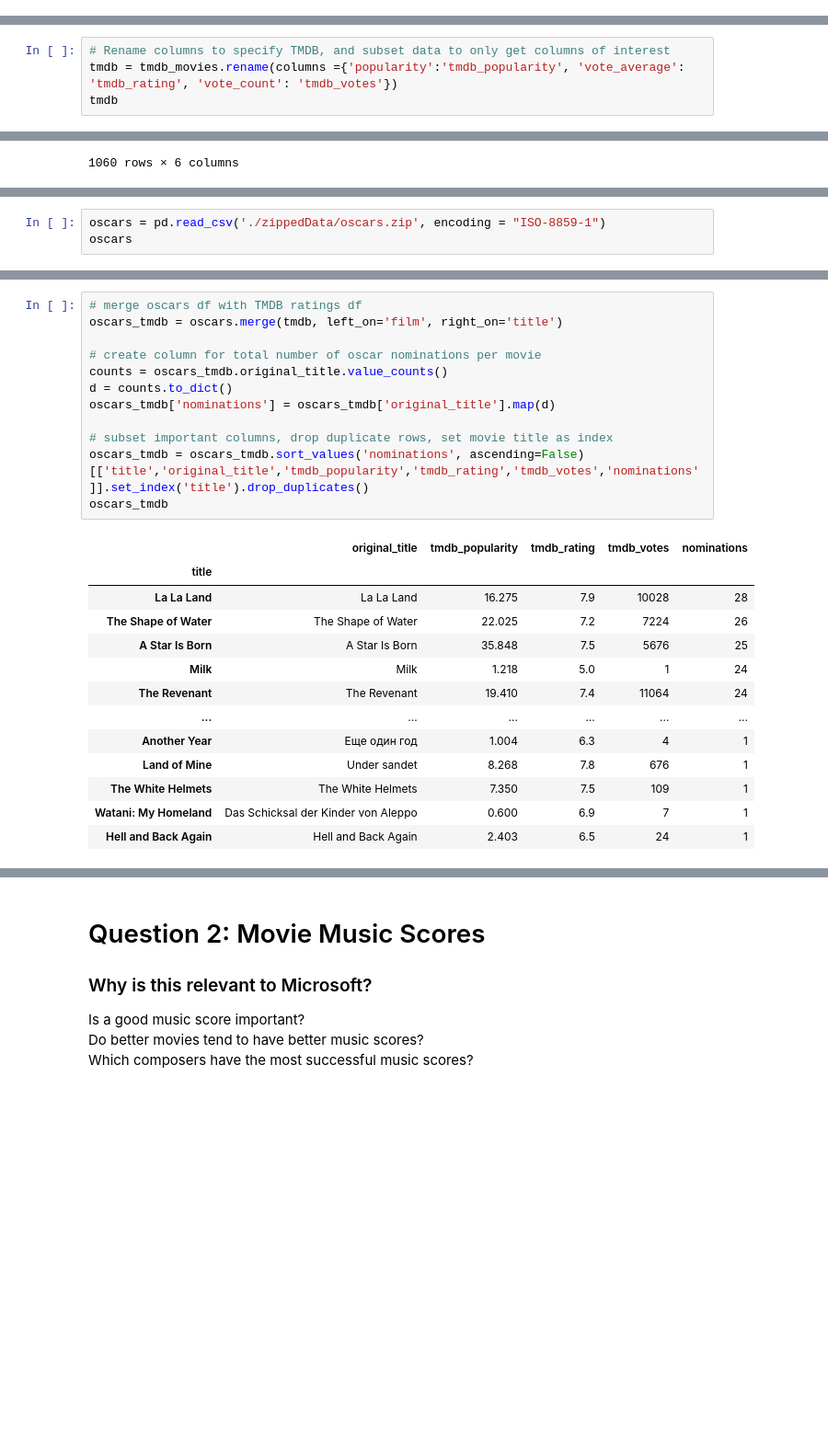
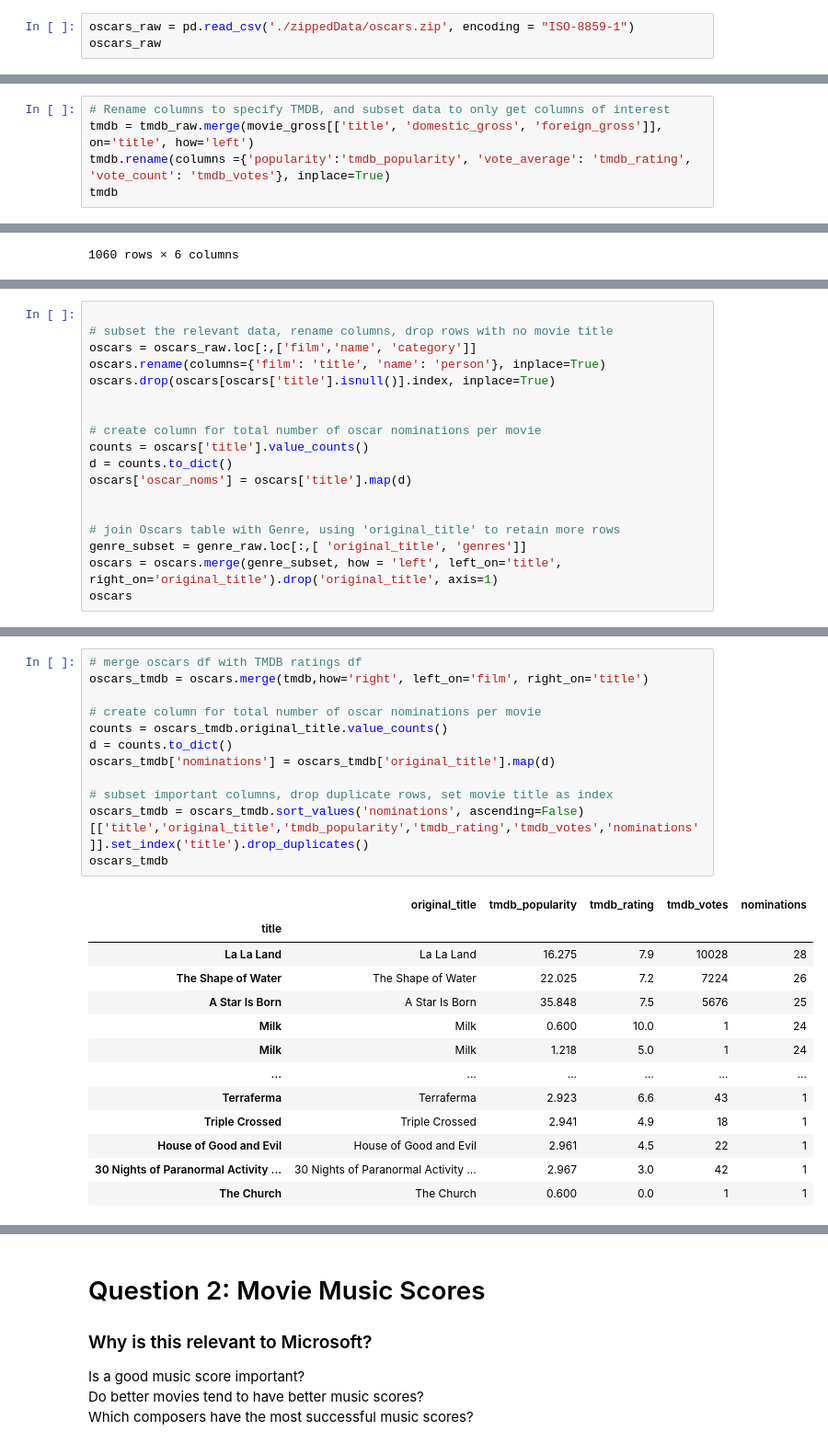
Before and after one commit to khyateed/Movie-Data-Analysis, a Jupyter notebook: student.ipynb, the cells around one changed output, grey strips where cells are left out. Shown: that part at 92% size. Drawn from its saved outputs; the diff is of its cells as text; blank space fills up the shorter version.

```diff
--- a/student.ipynb
+++ b/student.ipynb
@@ -243,0 +249,3 @@ Does higher gross revenue = more awards?<br>
+# %%
+oscars_raw = pd.read_csv('./zippedData/oscars.zip', encoding = "ISO-8859-1")
+oscars_raw
@@ -246,6 +268,7 @@ Does higher gross revenue = more awards?<br>
 # %%
 # Rename columns to specify TMDB, and subset data to only get columns of interest
-tmdb = tmdb_movies.rename(columns ={'popularity':'tmdb_popularity', 'vote_average': 'tmdb_rating', 'vote_count': 'tmdb_votes'})
+tmdb = tmdb_raw.merge(movie_gross[['title', 'domestic_gross', 'foreign_gross']], on='title', how='left')
+tmdb.rename(columns ={'popularity':'tmdb_popularity', 'vote_average': 'tmdb_rating', 'vote_count': 'tmdb_votes'}, inplace=True)
 tmdb
 # %% [output]
 |  | Unnamed: 0 | genre_ids | id | original_language | original_title | tmdb_popularity | release_date | ... |
@@ -309,0 +336,18 @@ imdb_merge
+# %%
+
+# subset the relevant data, rename columns, drop rows with no movie title
+oscars = oscars_raw.loc[:,['film','name', 'category']]
+oscars.rename(columns={'film': 'title', 'name': 'person'}, inplace=True)
+oscars.drop(oscars[oscars['title'].isnull()].index, inplace=True)
+
+
+# create column for total number of oscar nominations per movie
+counts = oscars['title'].value_counts()
+d = counts.to_dict()
+oscars['oscar_noms'] = oscars['title'].map(d)
+
+
+# join Oscars table with Genre, using 'original_title' to retain more rows
+genre_subset = genre_raw.loc[:,[ 'original_title', 'genres']]
+oscars = oscars.merge(genre_subset, how = 'left', left_on='title', right_on='original_title').drop('original_title', axis=1)
+oscars
@@ -331,3 +369,0 @@ gross
-# %%
-oscars = pd.read_csv('./zippedData/oscars.zip', encoding = "ISO-8859-1")
-oscars
@@ -350,26 +470,26 @@ oscars
 # %%
 # merge oscars df with TMDB ratings df
-oscars_tmdb = oscars.merge(tmdb, left_on='film', right_on='title')
+oscars_tmdb = oscars.merge(tmdb,how='right', left_on='film', right_on='title')
 
 # create column for total number of oscar nominations per movie
 counts = oscars_tmdb.original_title.value_counts()
 d = counts.to_dict()
 oscars_tmdb['nominations'] = oscars_tmdb['original_title'].map(d)
 
 # subset important columns, drop duplicate rows, set movie title as index
 oscars_tmdb = oscars_tmdb.sort_values('nominations', ascending=False)[['title','original_title','tmdb_popularity','tmdb_rating','tmdb_votes','nominations']].set_index('title').drop_duplicates()
 oscars_tmdb
 # %% [output]
 |  | original_title | tmdb_popularity | tmdb_rating | tmdb_votes | nominations |
 | title |  |  |  |  |  |
 | La La Land | La La Land | 16.275 | 7.9 | 10028 | 28 |
 | The Shape of Water | The Shape of Water | 22.025 | 7.2 | 7224 | 26 |
 | A Star Is Born | A Star Is Born | 35.848 | 7.5 | 5676 | 25 |
+| Milk | Milk | 0.600 | 10.0 | 1 | 24 |
 | Milk | Milk | 1.218 | 5.0 | 1 | 24 |
-| The Revenant | The Revenant | 19.410 | 7.4 | 11064 | 24 |
 | ... | ... | ... | ... | ... | ... |
-| Another Year | Еще один год | 1.004 | 6.3 | 4 | 1 |
-| Land of Mine | Under sandet | 8.268 | 7.8 | 676 | 1 |
-| The White Helmets | The White Helmets | 7.350 | 7.5 | 109 | 1 |
-| Watani: My Homeland | Das Schicksal der Kinder von Aleppo | 0.600 | 6.9 | 7 | 1 |
-| Hell and Back Again | Hell and Back Again | 2.403 | 6.5 | 24 | 1 |
+| Terraferma | Terraferma | 2.923 | 6.6 | 43 | 1 |
+| Triple Crossed | Triple Crossed | 2.941 | 4.9 | 18 | 1 |
+| House of Good and Evil | House of Good and Evil | 2.961 | 4.5 | 22 | 1 |
+| 30 Nights of Paranormal Activity ... | 30 Nights of Paranormal Activity ... | 2.967 | 3.0 | 42 | 1 |
+| The Church | The Church | 0.600 | 0.0 | 1 | 1 |
```
Also changed, not shown: parts of 39 cells of this notebook.
